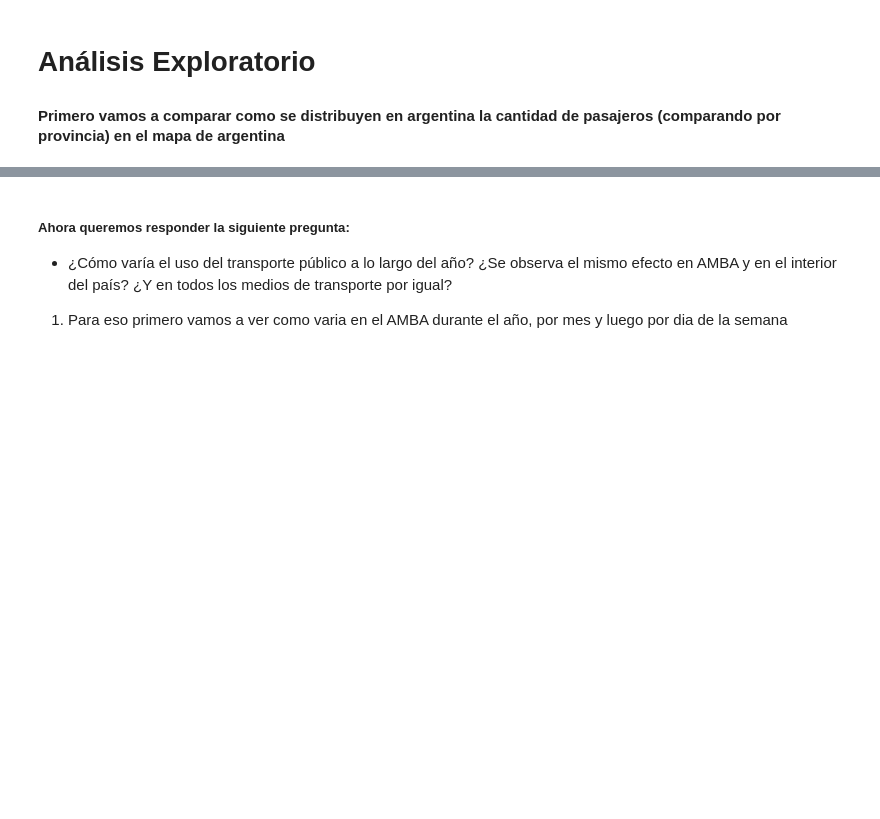
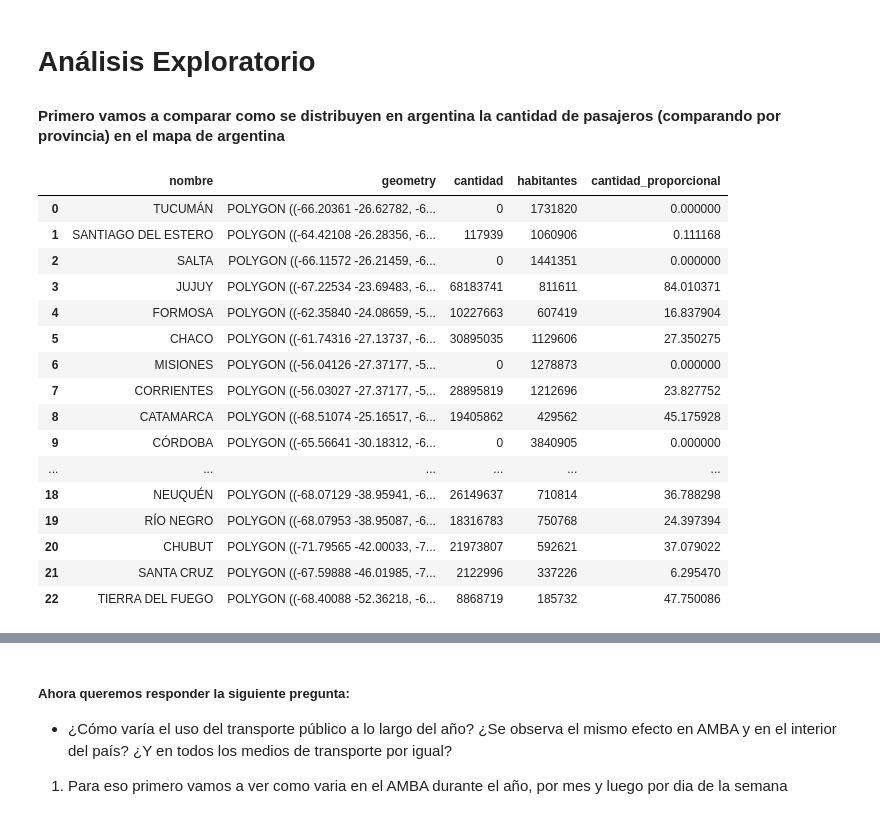
Before and after one commit to corrideluca/sube-2023, a Jupyter notebook: tp.ipynb, the cells around one changed output, grey strips where cells are left out. Saved outputs shown, nothing was run; the diff lists cells and outputs as text; code cells hidden in the pictures; blank space fills up the shorter version.

```diff
--- a/tp.ipynb
+++ b/tp.ipynb
@@ -141,15 +141,44 @@ EL día hábil que posee el menor desvío estándar es: Mon
 # %%
 import geopandas as gpd
 import matplotlib.pyplot as plt
+import requests
 
 
 df = gpd.read_file("https://labo-datos-next-psi.vercel.app/api/argentina/map") # Cargo el Mapa de argentina (devuelve un dataframe con columna nombre y las posiciones en el mapa)
 datos_mapa = datos[(datos["PROVINCIA"] != "JN") & (datos["TIPO_TRANSPORTE"] == "COLECTIVO")] # Saco los de Jurisdiccion nacional ( no son muy signigicativos en el total 5% aprox)
 datos_mapa = datos_mapa.groupby("PROVINCIA").sum("CANTIDAD") # Tomo los totales
 df["nombre"] = df["nombre"].apply(str.upper) # pasamos a mayuscula los nombres del GEOJSON para poder comparar con las que ya tenemos
 df["cantidad"] = [datos_mapa['CANTIDAD'][provincia] if provincia in datos_mapa.index else 0 for provincia in df["nombre"]] # agrego la columna cantidad al geojson
 
 # Ahora le introducimos la poblacion de cada provincia (FUENTE https://censo.gob.ar/index.php/datos_definitivos/)
+url_poblacion = "https://labo-datos-next-psi.vercel.app/api/argentina/poblacion"
+response = requests.get(url_poblacion)
+data_poblacion = pd.DataFrame(response.json())
+
+# Sumamos CABA a Buenos Aires
+habitantes_caba = data_poblacion[data_poblacion["provincia"] == "Ciudad Autónoma de Buenos Aires"]["habitantes"]
+data_poblacion.iloc[data_poblacion[data_poblacion["provincia"] == "Buenos Aires"].index, 1] += habitantes_caba.values[0]
+data_poblacion["provincia"] = data_poblacion["provincia"].apply(str.upper) # lo pasamos a mayuscula para poder comparar con el geojson
+df["habitantes"] = [data_poblacion[data_poblacion["provincia"] == provincia]["habitantes"].values[0] if len(data_poblacion[data_poblacion["provincia"] == provincia]["habitantes"]) else 0  for provincia in df["nombre"]] # calculamos la proporcion de pasajeros por habitante
+df["cantidad_proporcional"] = df["cantidad"] / df["habitantes"] # calculamos la proporcion de pasajeros por habitante
+# %% [output]
+|  | nombre | geometry | cantidad | habitantes | cantidad_proporcional |
+| 0 | TUCUMÁN | POLYGON ((-66.20361 -26.62782, -6... | 0 | 1731820 | 0.000000 |
+| 1 | SANTIAGO DEL ESTERO | POLYGON ((-64.42108 -26.28356, -6... | 117939 | 1060906 | 0.111168 |
+| 2 | SALTA | POLYGON ((-66.11572 -26.21459, -6... | 0 | 1441351 | 0.000000 |
+| 3 | JUJUY | POLYGON ((-67.22534 -23.69483, -6... | 68183741 | 811611 | 84.010371 |
+| 4 | FORMOSA | POLYGON ((-62.35840 -24.08659, -5... | 10227663 | 607419 | 16.837904 |
+| 5 | CHACO | POLYGON ((-61.74316 -27.13737, -6... | 30895035 | 1129606 | 27.350275 |
+| 6 | MISIONES | POLYGON ((-56.04126 -27.37177, -5... | 0 | 1278873 | 0.000000 |
+| 7 | CORRIENTES | POLYGON ((-56.03027 -27.37177, -5... | 28895819 | 1212696 | 23.827752 |
+| 8 | CATAMARCA | POLYGON ((-68.51074 -25.16517, -6... | 19405862 | 429562 | 45.175928 |
+| 9 | CÓRDOBA | POLYGON ((-65.56641 -30.18312, -6... | 0 | 3840905 | 0.000000 |
+| ... | ... | ... | ... | ... | ... |
+| 18 | NEUQUÉN | POLYGON ((-68.07129 -38.95941, -6... | 26149637 | 710814 | 36.788298 |
+| 19 | RÍO NEGRO | POLYGON ((-68.07953 -38.95087, -6... | 18316783 | 750768 | 24.397394 |
+| 20 | CHUBUT | POLYGON ((-71.79565 -42.00033, -7... | 21973807 | 592621 | 37.079022 |
+| 21 | SANTA CRUZ | POLYGON ((-67.59888 -46.01985, -7... | 2122996 | 337226 | 6.295470 |
+| 22 | TIERRA DEL FUEGO | POLYGON ((-68.40088 -52.36218, -6... | 8868719 | 185732 | 47.750086 |
 # %%
 # Creo las figuras con matplolib ocultando ejes X e Y
 fig, ax = plt.subplots(1, 1, figsize=(10, 10))
```
Also changed, not shown: parts of 1 cell of this notebook.
